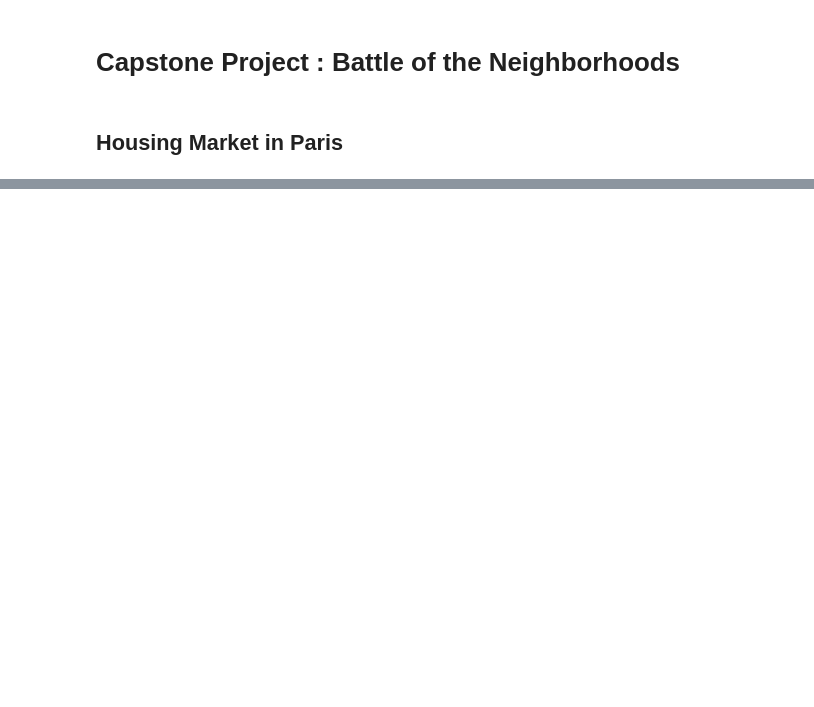
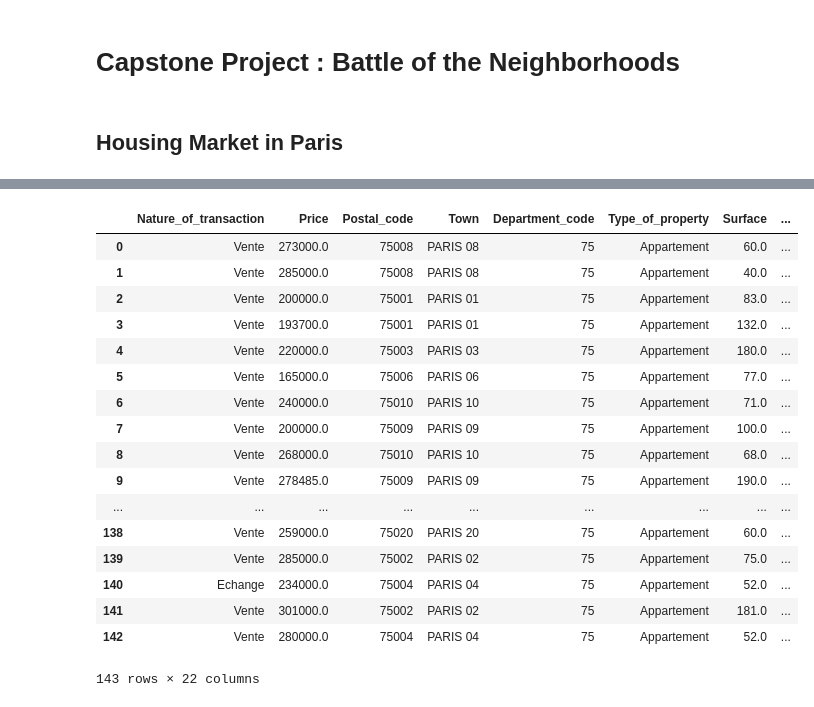
Before and after one commit to Yush89/Coursera_Capstone, a Jupyter notebook: The Battle of Neighborhoods.ipynb, the cells around one changed output, grey strips where cells are left out. Drawn from its saved outputs; the diff is of its cells as text; code cells hidden in the pictures; blank space fills up the shorter version.

```diff
--- a/The Battle of Neighborhoods.ipynb
+++ b/The Battle of Neighborhoods.ipynb
@@ -65,0 +641,29 @@ ratp.head()
+# %%
+# replace clustering labels
+neighborhoods_venues_sorted['Cluster Labels'] = kmeans.labels_
+
+paris_merged = paris_best
+
+# merge paris_grouped with paris_best to add latitude/longitude for each neighborhood
+paris_merged = paris_merged.join(neighborhoods_venues_sorted.set_index('Address'), on='Address')
+
+paris_merged
+# %% [output]
+|  | Nature_of_transaction | Price | Postal_code | Town | Department_code | Type_of_property | Surface | ... |
+| 0 | Vente | 273000.0 | 75008 | PARIS 08 | 75 | Appartement | 60.0 | ... |
+| 1 | Vente | 285000.0 | 75008 | PARIS 08 | 75 | Appartement | 40.0 | ... |
+| 2 | Vente | 200000.0 | 75001 | PARIS 01 | 75 | Appartement | 83.0 | ... |
+| 3 | Vente | 193700.0 | 75001 | PARIS 01 | 75 | Appartement | 132.0 | ... |
+| 4 | Vente | 220000.0 | 75003 | PARIS 03 | 75 | Appartement | 180.0 | ... |
+| 5 | Vente | 165000.0 | 75006 | PARIS 06 | 75 | Appartement | 77.0 | ... |
+| 6 | Vente | 240000.0 | 75010 | PARIS 10 | 75 | Appartement | 71.0 | ... |
+| 7 | Vente | 200000.0 | 75009 | PARIS 09 | 75 | Appartement | 100.0 | ... |
+| 8 | Vente | 268000.0 | 75010 | PARIS 10 | 75 | Appartement | 68.0 | ... |
+| 9 | Vente | 278485.0 | 75009 | PARIS 09 | 75 | Appartement | 190.0 | ... |
+| ... | ... | ... | ... | ... | ... | ... | ... | ... |
+| 138 | Vente | 259000.0 | 75020 | PARIS 20 | 75 | Appartement | 60.0 | ... |
+| 139 | Vente | 285000.0 | 75002 | PARIS 02 | 75 | Appartement | 75.0 | ... |
+| 140 | Echange | 234000.0 | 75004 | PARIS 04 | 75 | Appartement | 52.0 | ... |
+| 141 | Vente | 301000.0 | 75002 | PARIS 02 | 75 | Appartement | 181.0 | ... |
+| 142 | Vente | 280000.0 | 75004 | PARIS 04 | 75 | Appartement | 52.0 | ... |
+143 rows × 22 columns
```
Also changed, not shown: parts of 75 cells of this notebook.
